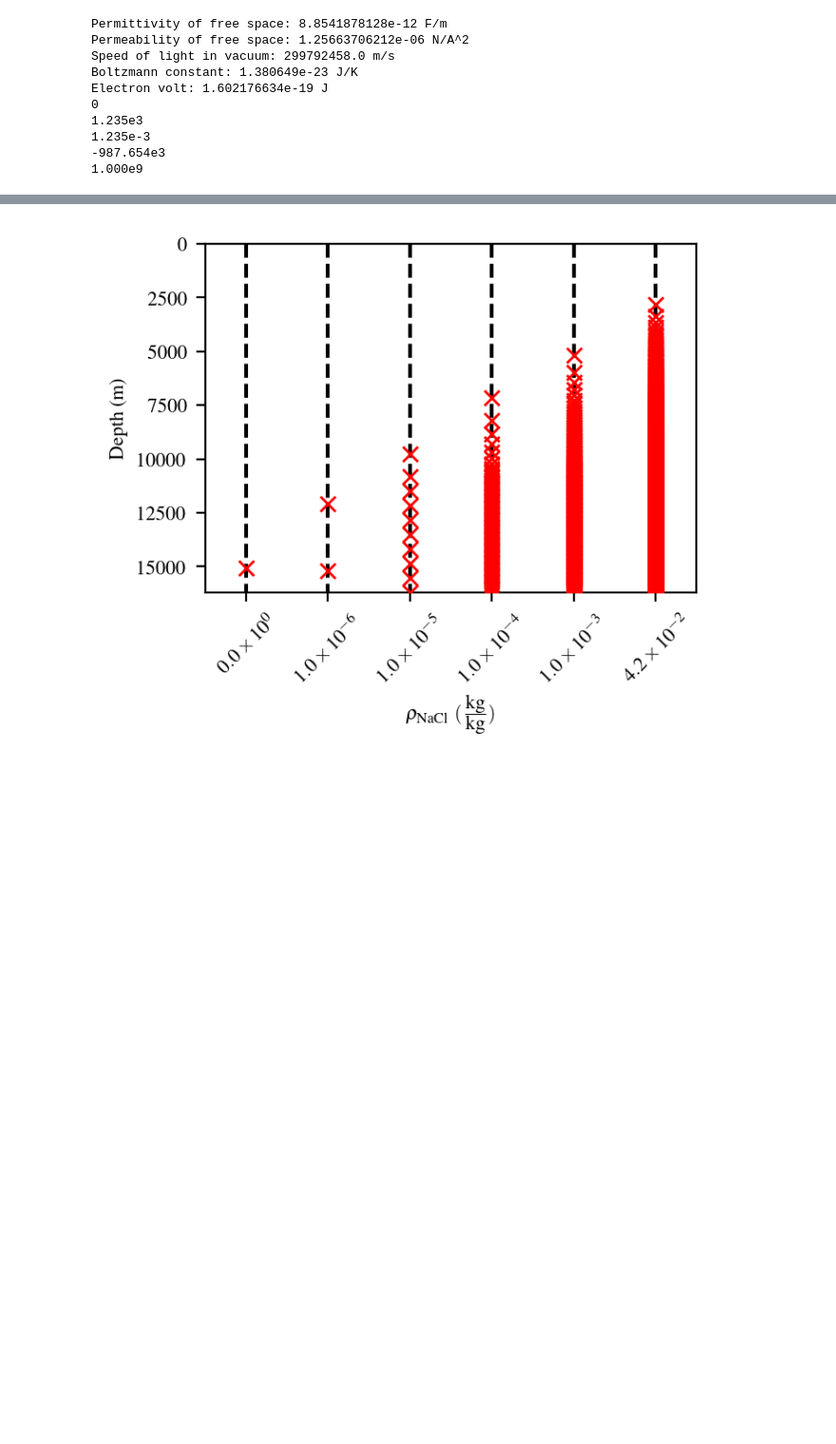
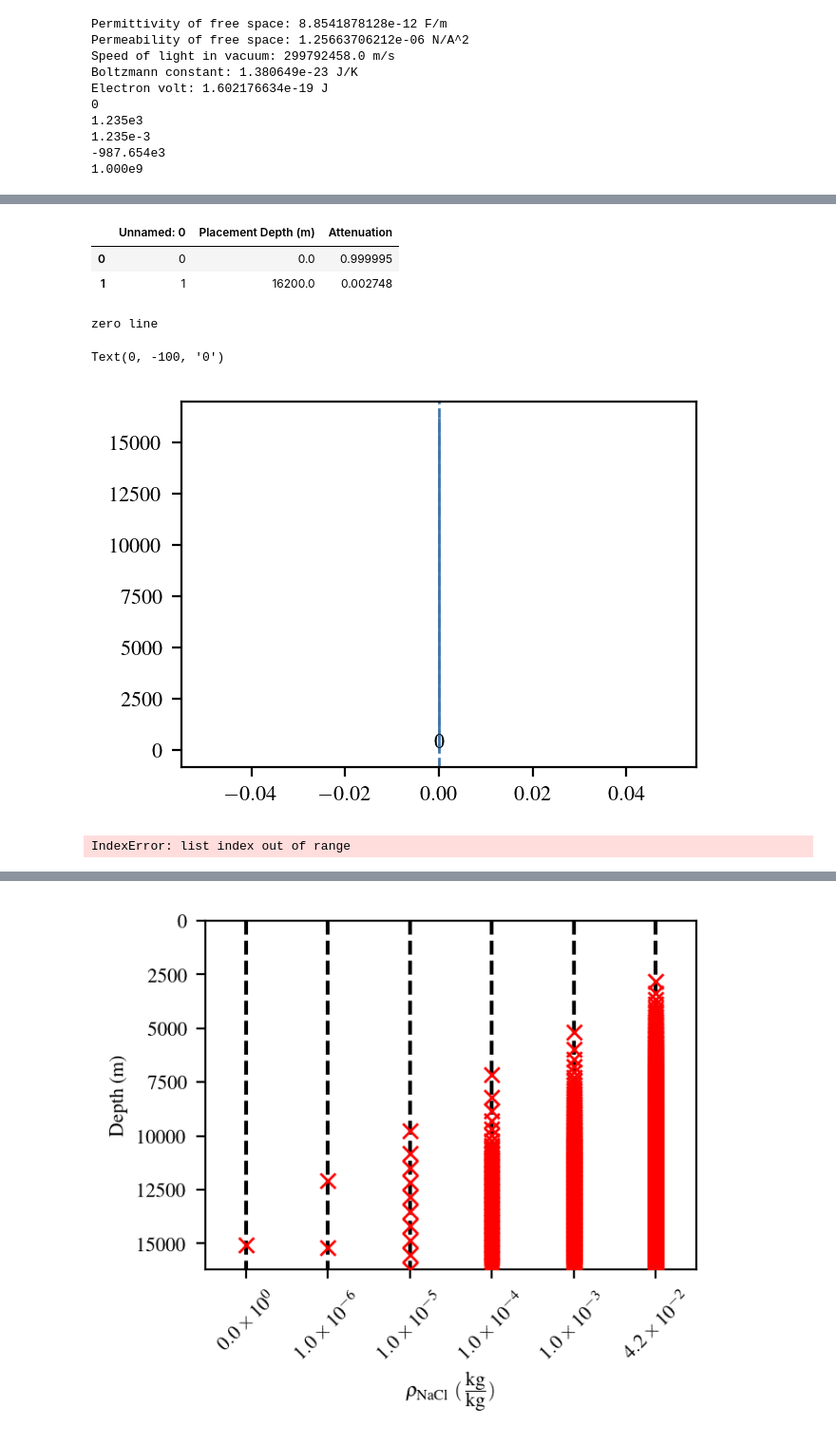
Before and after one commit to JSahliCU/Europan-Cryosphere-Puck-Estimator, a Jupyter notebook: plot_puck_deployment.ipynb, the cells around one changed output, grey strips where cells are left out. Shown at 95% size. Cells and saved outputs as stored; diff of their text form; code cells hidden in the pictures; blank space fills up the shorter version.

```diff
--- a/plot_puck_deployment.ipynb
+++ b/plot_puck_deployment.ipynb
@@ -117,0 +274,31 @@ hb_sj_rho_salt4p2e2_df = pd.read_csv(folder + 'puck_placements_high_band_sub jov
+# %%
+plt.figure()
+df = pd.read_csv('2025-01-28_10-57-01/puck_placements_low_band_sub jovian point10000p0_txpwr10_porosity0p1_saltfraction1p0e-06.csv')
+#df = pd.read_csv('2025-01-28_10-57-01/puck_placements_low_band_sub jovian point10000p0_txpwr1_porosity0p1_saltfraction1p0e-06.csv')
+df = pd.read_csv('2025-01-28_10-57-01/puck_placements_low_band_sub jovian point10000p0_txpwr10_porosity0p1_saltfraction0p0e+00.csv')
+display(df)
+
+if len(df) >=3:
+    print('here')
+else:
+    print('zero line')
+
+# if any(df.index[:-2]):
+#     print('here')
+# else:
+#     print('zero line')
+plt.stairs(df.index[:-1], df['Placement Depth (m)'], orientation='horizontal', color=color_cycler[0])
+plt.axvline(x=df.index[-2], linestyle='--', color=color_cycler[0])
+plt.text(df.index[-2], text_offset, f'{df.index[-2]}', color='black',
+        va='bottom', ha='center', fontsize=8)
+# %% [output]
+|  | Unnamed: 0 | Placement Depth (m) | Attenuation |
+| 0 | 0 | 0.0 | 0.999995 |
+| 1 | 1 | 16200.0 | 0.002748 |
+zero line
+Text(0, -100, '0')
+[figure, added]
+# %%
+color_cycler[i]
+# %% [output]
+IndexError: list index out of range
```
Also changed, not shown: parts of 10 cells of this notebook.
